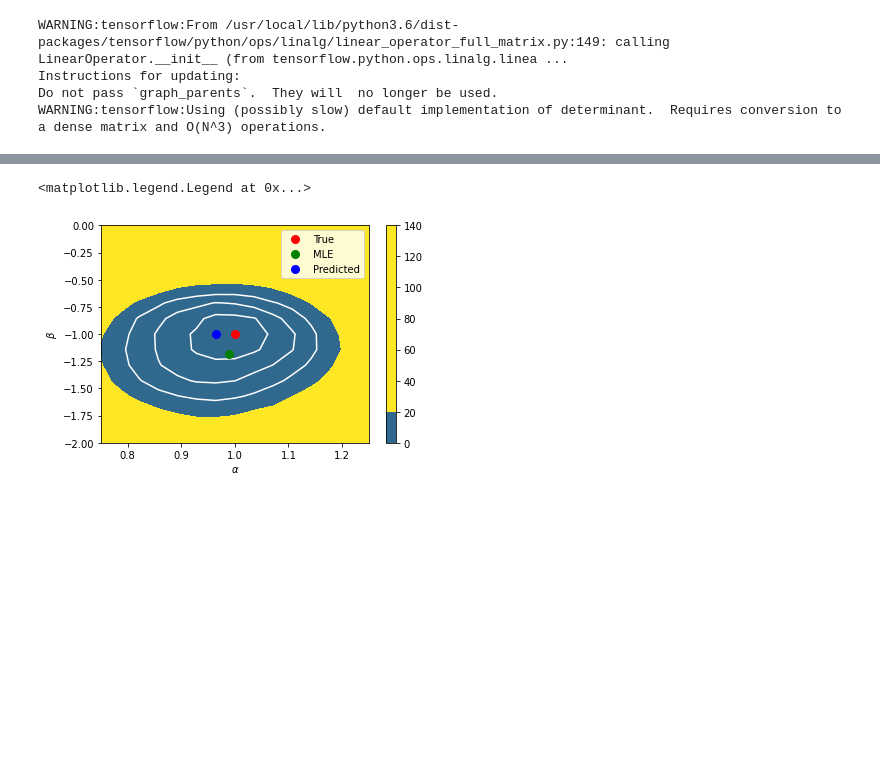
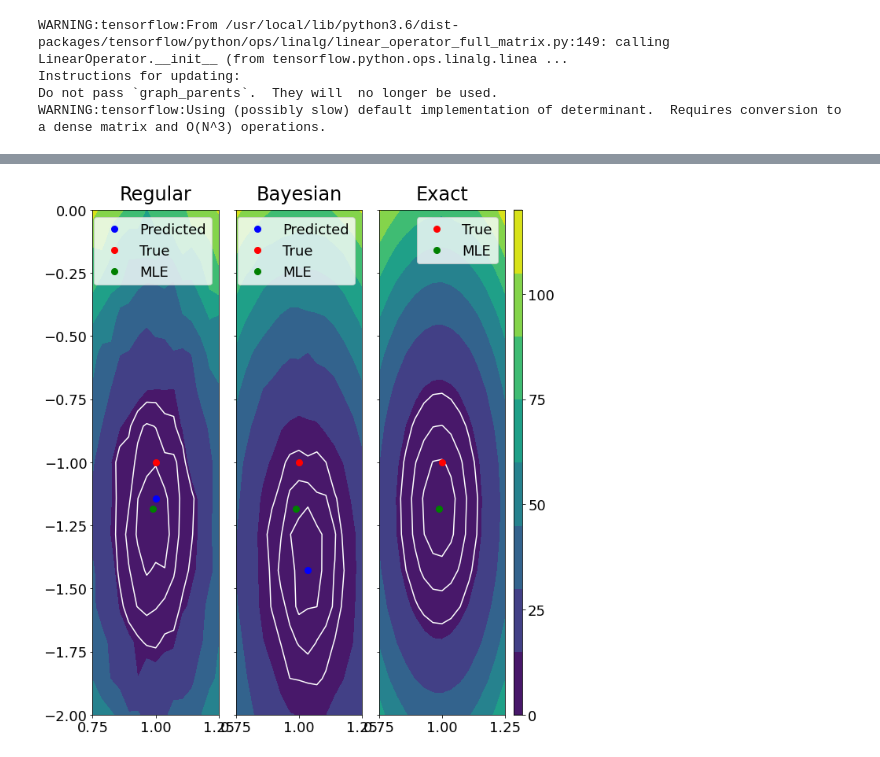
Before and after one commit to cjs220/active_learning_ratio_estimation, a Jupyter notebook: examples/multidim.ipynb, the cells around one changed output, grey strips where cells are left out. Cells and saved outputs as stored; diff of their text form; code cells hidden in the pictures; blank space fills up the shorter version.

```diff
--- a/examples/multidim.ipynb
+++ b/examples/multidim.ipynb
@@ -56,6 +54,22 @@ Building wheels for collected packages: corner
 Successfully built corner
 Installing collected packages: corner
 Successfully installed corner-2.0.1
+# %%
+# matplotlib setup
+%matplotlib inline
+
+size=24
+params = {
+    'legend.fontsize': size*0.75,
+    'figure.figsize': (10, 5),
+    'axes.labelsize': size,
+    'axes.titlesize': size,
+    'xtick.labelsize': size * 0.75,
+    'ytick.labelsize': size * 0.75,
+    'font.family': 'sans-serif',
+    'axes.titlepad': 12.5
+}
+plt.rcParams.update(params)
 # %%
 class MultiDimToyModel(tfd.TransformedDistribution):
 
@@ -198,6 +241,5 @@ print(pred_alpha, pred_beta)
 # %%
 # Calculate contours of exact negative log likelihood ratio
-
 @tf.function
 def nllr_exact(alpha, beta, X):
     p_theta = MultiDimToyModel(alpha=alpha, beta=beta)
@@ -211,6 +253,8 @@ for i in range(num_plot):
         beta = tf.constant(Betas[i, j])
         nllr = nllr_exact(alpha, beta, X_true)
         exact_contours[i, j] = nllr
+
+contours['Exact'] = exact_contours
 # %% [output]
 WARNING:tensorflow:From /usr/local/lib/python3.6/dist-packages/tensorflow/python/ops/linalg/linear_operator_full_matrix.py:149: calling LinearOperator.__init__ (from tensorflow.python.ops.linalg.linea ...
 Instructions for updating:
@@ -251,9 +263,47 @@ Contour MAE:  4.0217037
-# %%
-diff_pred_contours = pred_contours - pred_contours.min()
-plot_contours(diff_pred_contours)
-plt.legend()
-# %% [output]
-<matplotlib.legend.Legend at 0x...>
-[figure, removed]
+# %%
+from mpl_toolkits.axes_grid1 import ImageGrid
+
+fig = plt.figure(figsize=(20, 10))
+
+grid = ImageGrid(
+    fig,
+    111,
+    nrows_ncols=(1,len(contours)),
+    axes_pad=0.3,
+    share_all=True,
+    cbar_location="right",
+    cbar_mode="single",
+    cbar_size="7%",
+    cbar_pad=0.15,
+)
+
+for ax, contour_name in zip(grid, contours):
+    contour = 2*contours[contour_name]
+
+    if contour_name != 'Exact':
+        contour = contour - contour.min()
+        alpha_min, beta_min = mles[contour_name]
+        ax.plot([alpha_min], [beta_min], 'bo', markersize=8, label='Predicted')
+
+    im = ax.contourf(*plot_grid.meshgrid(), contour)
+    ax.contour(
+        *plot_grid.meshgrid(),
+        contour,
+        colors=['w'],
+        levels=[chi2.ppf(0.683, df=2),
+                chi2.ppf(0.9545, df=2),
+                chi2.ppf(0.9973, df=2)]
+    )
+    ax.plot([true_alpha], [true_beta], "ro", markersize=8, label='True')
+    ax.plot([alpha_mle], [beta_mle], "go", markersize=8, label='MLE')
+    ax.legend()
+    ax.set_title(contour_name)
+
+ax.cax.colorbar(im)
+ax.cax.toggle_label(True)
+plt.tight_layout()
+plt.show()
+# %% [output]
+[figure, added]
 # %%
 from active_learning_ratio_estimation.model.validation import plot_calibration
```
Also changed, not shown: parts of 8 cells of this notebook.
